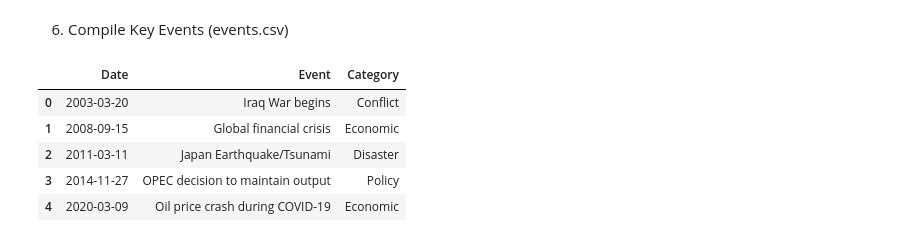
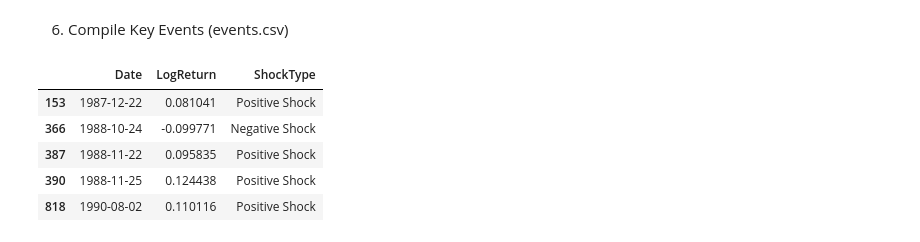
Before and after one commit to Deregit2025/oil-price-changepoint-analysis-ml-dashboard, a Jupyter notebook: notebooks/foundation.ipynb, the cells around one changed output. Saved outputs shown, nothing was run; the diff lists cells and outputs as text; code cells hidden in the pictures.

```diff
--- a/notebooks/foundation.ipynb
+++ b/notebooks/foundation.ipynb
@@ -115,24 +115,24 @@ p-value: 2.4985801611428892e-29
 Reject null hypothesis → Log returns are stationary
 # %% [markdown]
 6. Compile Key Events (events.csv)
-# %%
-# Example event dataset
-events = [
-    {"Date":"2003-03-20", "Event":"Iraq War begins", "Category":"Conflict"},
-    {"Date":"2008-09-15", "Event":"Global financial crisis", "Category":"Economic"},
-    {"Date":"2011-03-11", "Event":"Japan Earthquake/Tsunami", "Category":"Disaster"},
-    {"Date":"2014-11-27", "Event":"OPEC decision to maintain output", "Category":"Policy"},
-    {"Date":"2020-03-09", "Event":"Oil price crash during COVID-19", "Category":"Economic"},
-]
-
-events_df = pd.DataFrame(events)
-events_df['Date'] = pd.to_datetime(events_df['Date'])
-events_df.to_csv("../data/events.csv", index=False)
-events_df
-# %% [output]
-|  | Date | Event | Category |
-| 0 | 2003-03-20 | Iraq War begins | Conflict |
-| 1 | 2008-09-15 | Global financial crisis | Economic |
-| 2 | 2011-03-11 | Japan Earthquake/Tsunami | Disaster |
-| 3 | 2014-11-27 | OPEC decision to maintain output | Policy |
-| 4 | 2020-03-09 | Oil price crash during COVID-19 | Economic |
+# %%
+# Identify extreme shocks using statistical thresholding
+shock_threshold = brent_df['LogReturn'].abs().quantile(0.99)
+
+shock_events = brent_df.loc[
+    brent_df['LogReturn'].abs() > shock_threshold,
+    ['Date', 'LogReturn']
+].copy()
+
+shock_events['ShockType'] = np.where(
+    shock_events['LogReturn'] > 0, 'Positive Shock', 'Negative Shock'
+)
+
+shock_events.head()
+# %% [output]
+|  | Date | LogReturn | ShockType |
+| 153 | 1987-12-22 | 0.081041 | Positive Shock |
+| 366 | 1988-10-24 | -0.099771 | Negative Shock |
+| 387 | 1988-11-22 | 0.095835 | Positive Shock |
+| 390 | 1988-11-25 | 0.124438 | Positive Shock |
+| 818 | 1990-08-02 | 0.110116 | Positive Shock |
```
Also changed, not shown: parts of 9 cells of this notebook.
